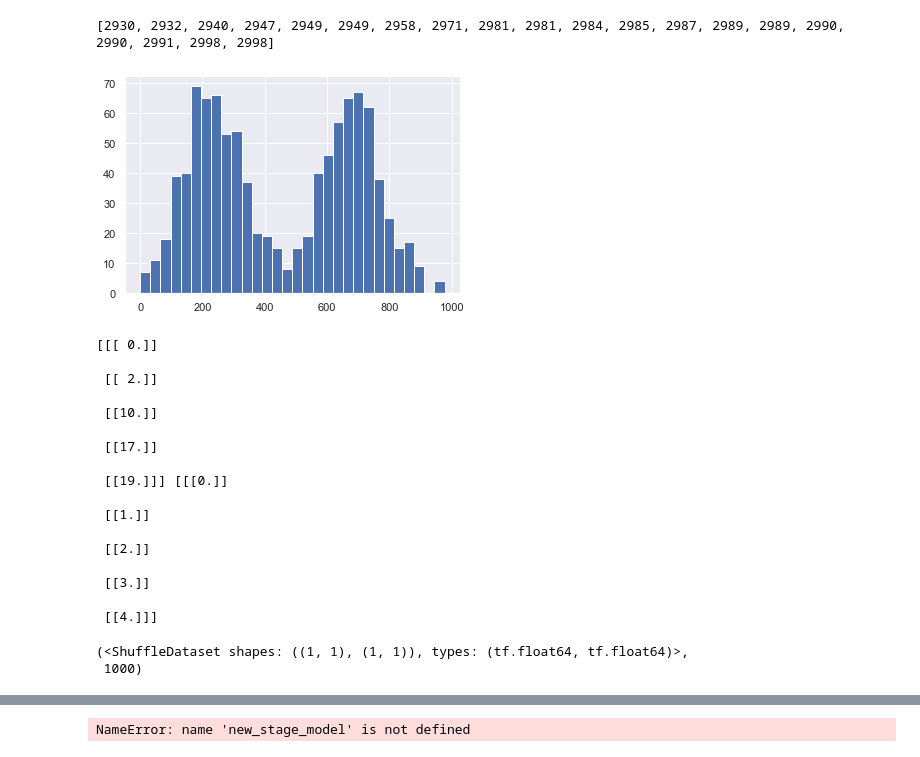
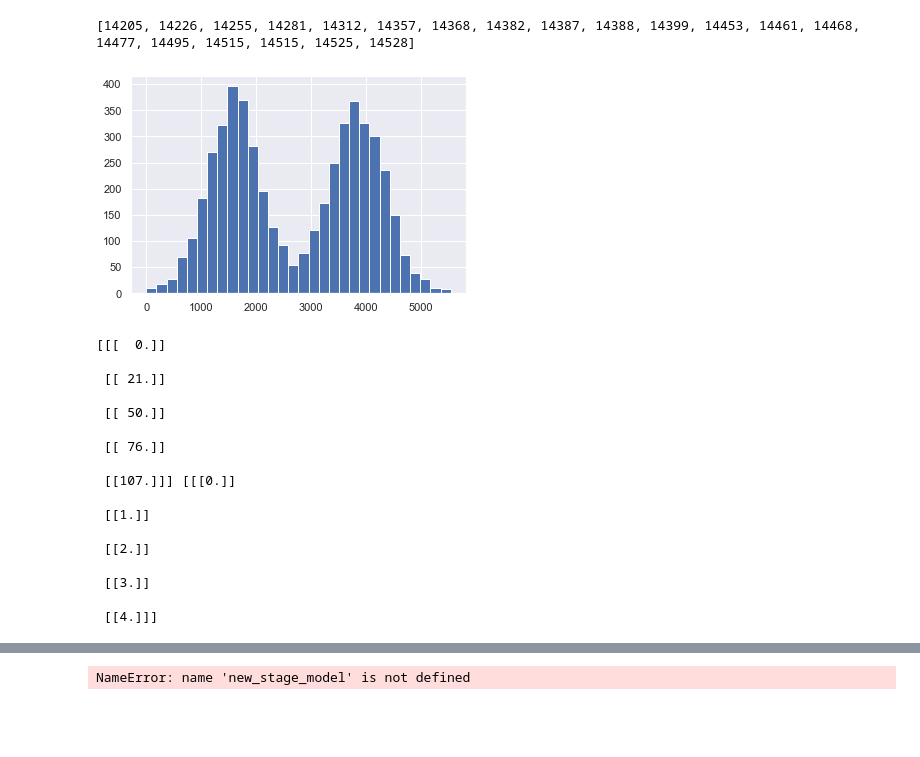
Before and after one commit to dsillman2000/CS490LDA-Project1, a Jupyter notebook: moremodeltesting.ipynb, the cells around one changed output, grey strips where cells are left out. Saved outputs shown, nothing was run; the diff lists cells and outputs as text; code cells hidden in the pictures; blank space fills up the shorter version.

```diff
--- a/moremodeltesting.ipynb
+++ b/moremodeltesting.ipynb
@@ -9,34 +9,34 @@ import random
 import os
 sns.set()
 # %%
-L = 1000
+L = 5000
 test = SortedList.fromlist(np.abs(np.random.normal(np.sqrt(10)*L, 0.1*L, size=L) + 0.45*L*np.random.randint(2,size=L)).astype(int))
 print(test[:20])
 # %% [output]
-[2930, 2932, 2940, 2947, 2949, 2949, 2958, 2971, 2981, 2981, 2984, 2985, 2987, 2989, 2989, 2990, 2990, 2991, 2998, 2998]
+[14205, 14226, 14255, 14281, 14312, 14357, 14368, 14382, 14387, 14388, 14399, 14453, 14461, 14468, 14477, 14495, 14515, 14515, 14525, 14528]
 # %%
 tests = enumerate(test)
 testy, testx = zip(*tests)
 testx = np.array(list(testx), dtype=np.float64).reshape(-1,1,1)
 testx -= min(testx)
 testy = np.array(list(testy), dtype=np.float64).reshape(-1,1,1)
 plt.hist(testx.flatten(), bins=30)
 plt.show()
 print(testx[:5],testy[:5])
-dataset = tf.data.Dataset.from_tensor_slices((testx, testy))
-dataset = dataset.shuffle(L)
-dataset, len(dataset)
+dataset = np.array([testx.flatten(), testy.flatten()]).reshape(2,-1,1)
+with open("bimodal6m.data", "wb") as f:
+    pickle.dump(dataset, f)
 # %% [output]
-[figure, old version]
+[figure, new version]
-[[[ 0.]]
+[[[  0.]]
 
- [[ 2.]]
+ [[ 21.]]
 
- [[10.]]
+ [[ 50.]]
 
- [[17.]]
+ [[ 76.]]
 
- [[19.]]] [[[0.]]
+ [[107.]]] [[[0.]]
 
  [[1.]]
 
@@ -45,8 +45,6 @@ dataset, len(dataset)
  [[3.]]
 
  [[4.]]]
-(<ShuffleDataset shapes: ((1, 1), (1, 1)), types: (tf.float64, tf.float64)>,
- 1000)
 # %%
 # From StackOverflow User EwyynTomato
 def listRightIndex(alist, value):
```
Also changed, not shown: parts of 3 cells of this notebook, 18 other files.
